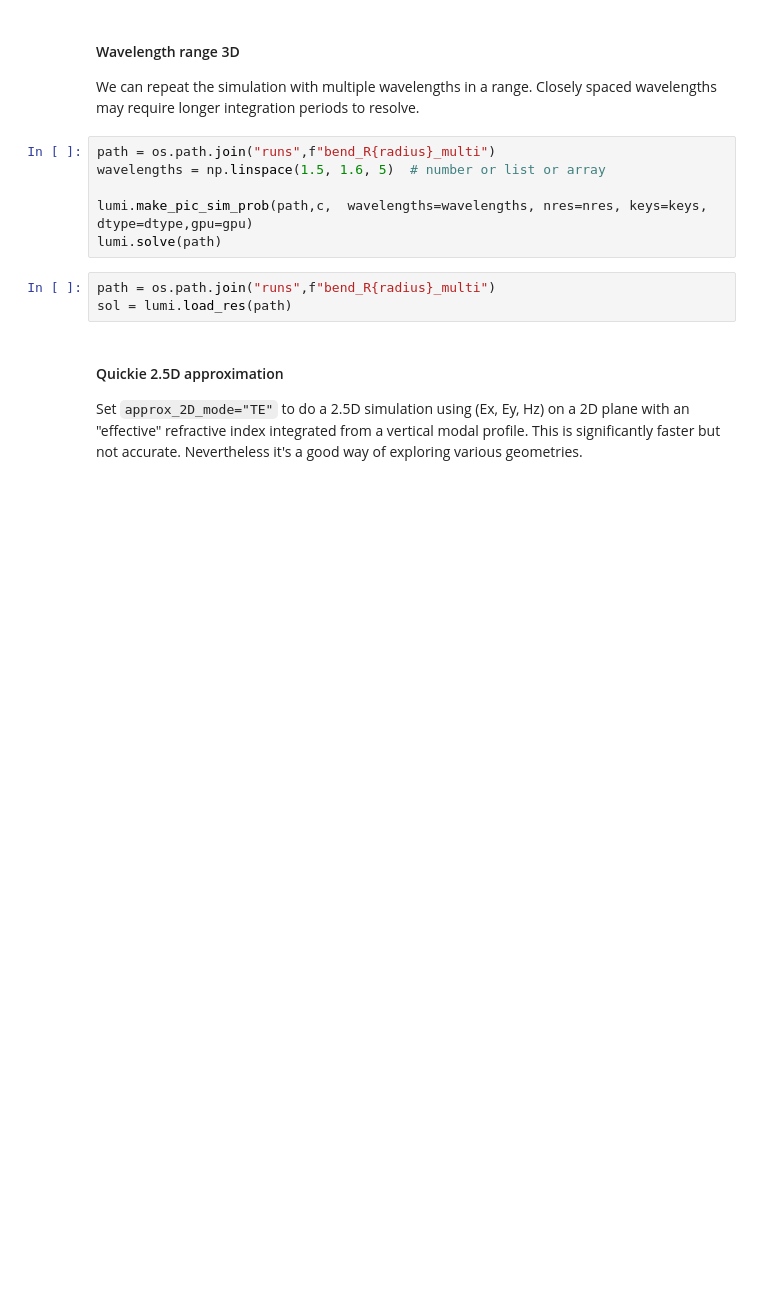
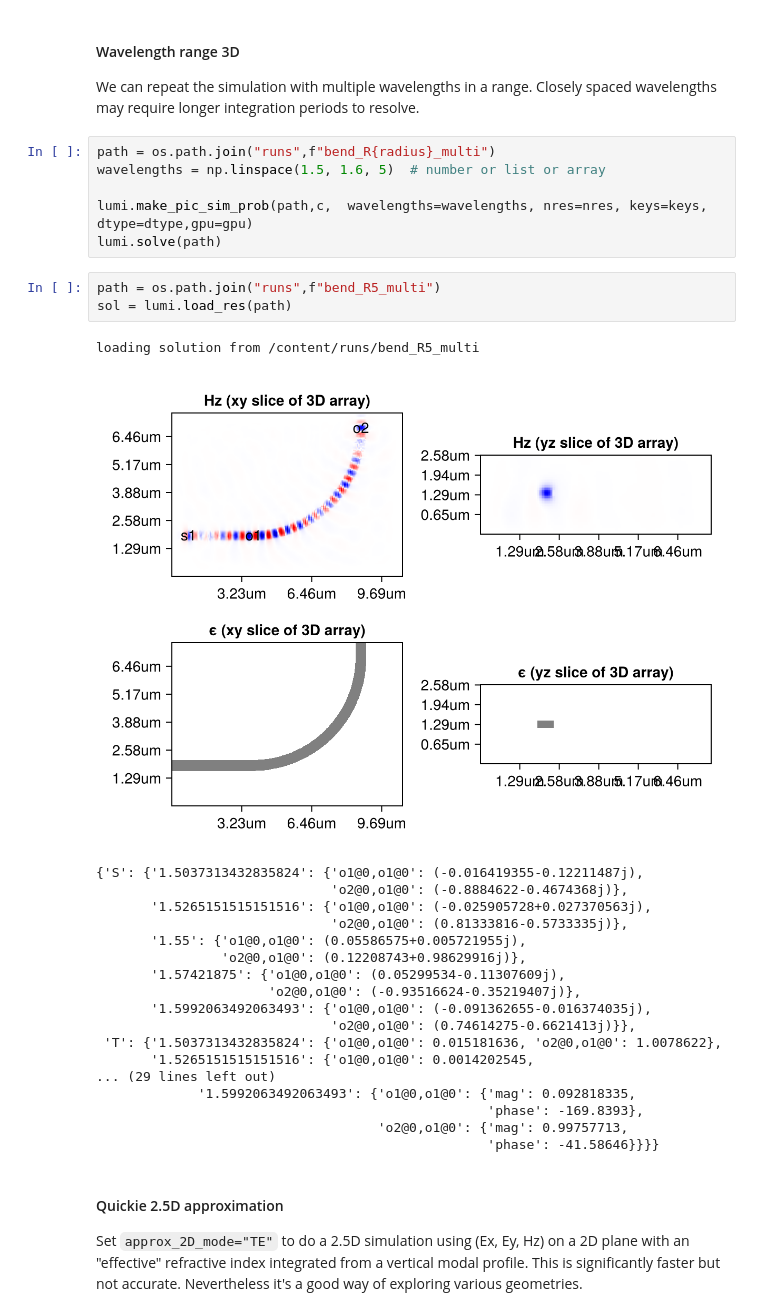
Before and after one commit to paulxshen/Luminescent.jl, a Jupyter notebook: Luminescent_AI_docs.ipynb, the cells around one changed output. Cells and saved outputs as stored; diff of their text form; blank space fills up the shorter version.

```diff
--- a/Luminescent_AI_docs.ipynb
+++ b/Luminescent_AI_docs.ipynb
@@ -169,8 +153,28 @@ wavelengths = np.linspace(1.5, 1.6, 5)  # number or list or array
 lumi.make_pic_sim_prob(path,c,  wavelengths=wavelengths, nres=nres, keys=keys, dtype=dtype,gpu=gpu)
 lumi.solve(path)
 # %%
-path = os.path.join("runs",f"bend_R{radius}_multi")
+path = os.path.join("runs",f"bend_R5_multi")
 sol = lumi.load_res(path)
+# %% [output]
+loading solution from /content/runs/bend_R5_multi
+[figure, added]
+{'S': {'1.5037313432835824': {'o1@0,o1@0': (-0.016419355-0.12211487j),
+                              'o2@0,o1@0': (-0.8884622-0.4674368j)},
+       '1.5265151515151516': {'o1@0,o1@0': (-0.025905728+0.027370563j),
+                              'o2@0,o1@0': (0.81333816-0.5733335j)},
+       '1.55': {'o1@0,o1@0': (0.05586575+0.005721955j),
+                'o2@0,o1@0': (0.12208743+0.98629916j)},
+       '1.57421875': {'o1@0,o1@0': (0.05299534-0.11307609j),
+                      'o2@0,o1@0': (-0.93516624-0.35219407j)},
+       '1.5992063492063493': {'o1@0,o1@0': (-0.091362655-0.016374035j),
+                              'o2@0,o1@0': (0.74614275-0.6621413j)}},
+ 'T': {'1.5037313432835824': {'o1@0,o1@0': 0.015181636, 'o2@0,o1@0': 1.0078622},
+       '1.5265151515151516': {'o1@0,o1@0': 0.0014202545,
+... (29 lines left out)
+             '1.5992063492063493': {'o1@0,o1@0': {'mag': 0.092818335,
+                                                  'phase': -169.8393},
+                                    'o2@0,o1@0': {'mag': 0.99757713,
+                                                  'phase': -41.58646}}}}
 # %% [markdown]
 #### Quickie 2.5D approximation
 Set `approx_2D_mode="TE"` to do a 2.5D simulation using (Ex, Ey, Hz) on a 2D plane with an "effective" refractive index integrated from a vertical modal profile. This is significantly faster but not accurate. Nevertheless it's a good way of exploring various geometries.
```
Also changed, not shown: parts of 10 cells of this notebook.
